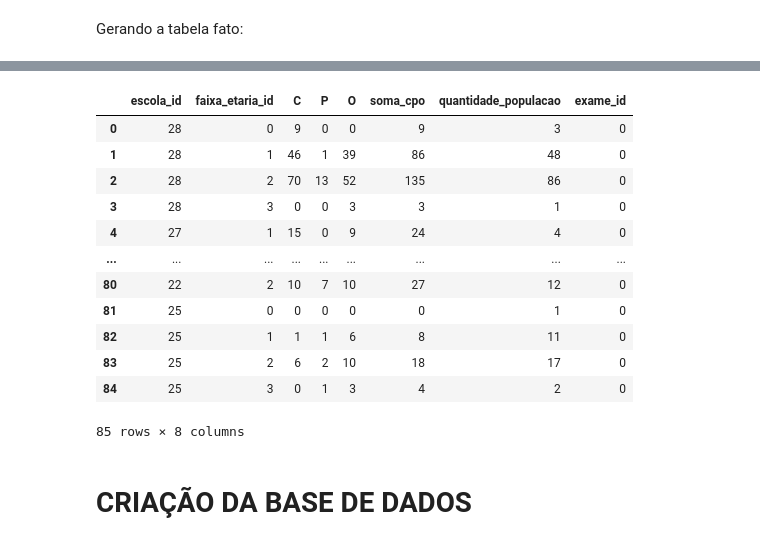
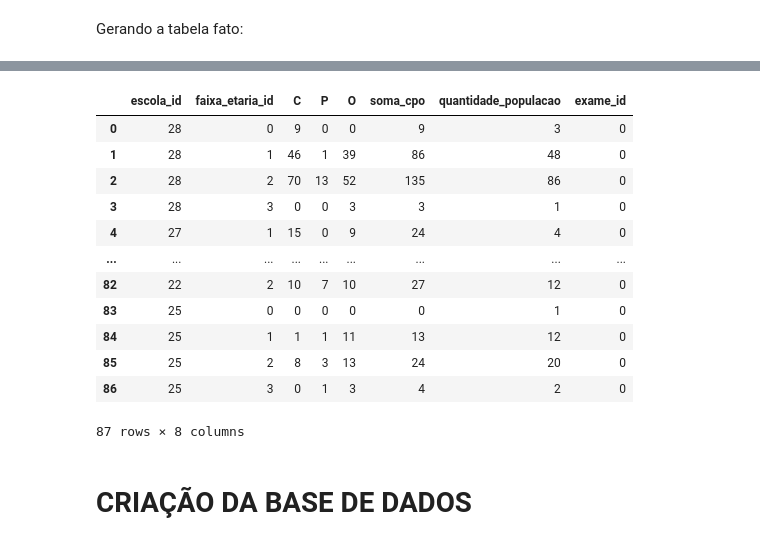
Before and after one commit to filipemedeiross/observatorio_sorriso, a Jupyter notebook: base_de_dados.ipynb, the cells around one changed output, grey strips where cells are left out. Saved outputs shown, nothing was run; the diff lists cells and outputs as text; code cells hidden in the pictures.

Commit message:
Revisando a base de dados e corrigindo idades conflitantes

```diff
--- a/base_de_dados.ipynb
+++ b/base_de_dados.ipynb
@@ -71,0 +73,6 @@ Obs.: em momento posterior analisar dados conflitantes para verificar os que sã
+# %%
+# -1 é o índice da coluna "aluno.idade"
+
+questionario_exame.iloc[ind_conflitantes, -1] = np.ones_like(ind_conflitantes)*2019 - questionario_exame.iloc[ind_conflitantes]["aluno.nascimento"].apply(extrair_ano)
+
+questionario_exame['aluno.idade'].value_counts().head(10)
@@ -96,26 +115,20 @@ Incluindo as somas C, P, O e CPO individuais:
 # Função auxiliar para verificação de código para cárie dentária
 
 def verificar_C(v):
-    try:
+    if isinstance(v, str) and v.isdigit():
         v = int(v)
-    except:
-        pass
 
     return v in [1, 2]
 
 def verificar_P(v):
-    try:
+    if isinstance(v, str) and v.isdigit():
         v = int(v)
-    except:
-        pass
 
     return v in [4, 5]
 
 def verificar_O(v):
-    try:
+    if isinstance(v, str) and v.isdigit():
         v = int(v)
-    except:
-        pass
 
     return v == 3
 # %%
@@ -227,9 +244,9 @@ exame
 Obtendo informações da granularidade dos dados:
 # %%
 nome_escolas = {escola : index
-                for index, escola in enumerate(escolas['escola.nome'])}
+                for index, escola in escolas['escola.nome'].items()}
 idades = {idade : index
-          for index, idade in enumerate(faixa_etaria['idade'])}
+          for index, idade in faixa_etaria['idade'].items()}
 # %% [markdown]
 Gerando a tabela fato:
 # %%
@@ -255,32 +272,32 @@ tabela_fato_data
 # %%
 somas_group = tabela_fato_data.groupby(by=['escola.nome', 'aluno.idade']).sum()  # obtendo a soma_CPO
-contagem_group = tabela_fato_data.groupby(by=['escola.nome', 'aluno.idade']).count()  # obtendo a quantidade da população
+contagem_group = tabela_fato_data.groupby(by=['escola.nome', 'aluno.idade'])["soma_CPO"].count()  # obtendo a quantidade da população
 # %%
 tabela_fato = pd.DataFrame({'escola_id' : [nome_escolas[index[0]] for index in somas_group.index],
                             'faixa_etaria_id' : [idades[index[1]] for index in somas_group.index],
                             'C' : [c for c in somas_group['C']],
                             'P' : [p for p in somas_group['P']],
                             'O' : [o for o in somas_group['O']],
                             'soma_cpo' : [cpo for cpo in somas_group['soma_CPO']],
-                            'quantidade_populacao' : [pop for pop in contagem_group['soma_CPO']]})
+                            'quantidade_populacao' : [pop for pop in contagem_group]})
 
 tabela_fato['exame_id'] = [0] * tabela_fato.shape[0]
 
 tabela_fato
 # %% [output]
 |  | escola_id | faixa_etaria_id | C | P | O | soma_cpo | quantidade_populacao | exame_id |
 | 0 | 28 | 0 | 9 | 0 | 0 | 9 | 3 | 0 |
 | 1 | 28 | 1 | 46 | 1 | 39 | 86 | 48 | 0 |
 | 2 | 28 | 2 | 70 | 13 | 52 | 135 | 86 | 0 |
 | 3 | 28 | 3 | 0 | 0 | 3 | 3 | 1 | 0 |
 | 4 | 27 | 1 | 15 | 0 | 9 | 24 | 4 | 0 |
 | ... | ... | ... | ... | ... | ... | ... | ... | ... |
-| 80 | 22 | 2 | 10 | 7 | 10 | 27 | 12 | 0 |
-| 81 | 25 | 0 | 0 | 0 | 0 | 0 | 1 | 0 |
-| 82 | 25 | 1 | 1 | 1 | 6 | 8 | 11 | 0 |
-| 83 | 25 | 2 | 6 | 2 | 10 | 18 | 17 | 0 |
-| 84 | 25 | 3 | 0 | 1 | 3 | 4 | 2 | 0 |
+| 82 | 22 | 2 | 10 | 7 | 10 | 27 | 12 | 0 |
+| 83 | 25 | 0 | 0 | 0 | 0 | 0 | 1 | 0 |
+| 84 | 25 | 1 | 1 | 1 | 11 | 13 | 12 | 0 |
+| 85 | 25 | 2 | 8 | 3 | 13 | 24 | 20 | 0 |
+| 86 | 25 | 3 | 0 | 1 | 3 | 4 | 2 | 0 |
-85 rows × 8 columns
+87 rows × 8 columns
 # %% [markdown]
 # CRIAÇÃO DA BASE DE DADOS
 # %% [markdown]
```
Also changed, not shown: parts of 13 cells of this notebook, 1 other file.
